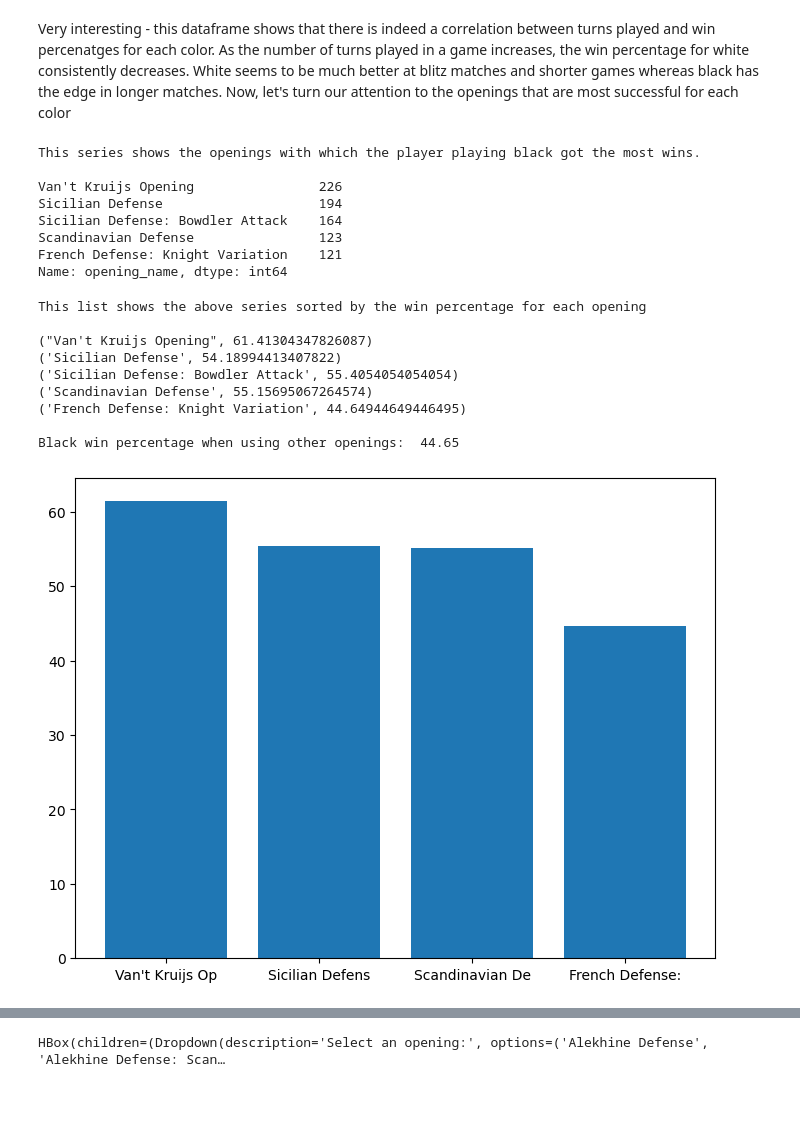
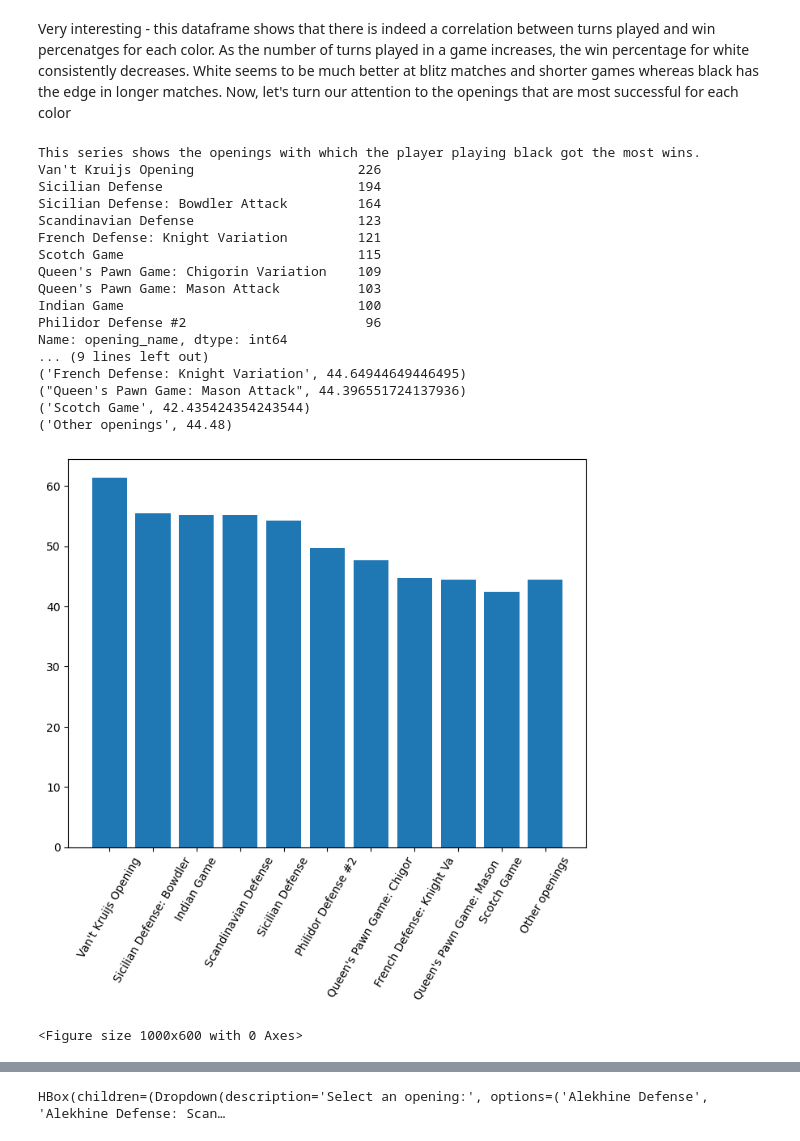
Before and after one commit to AgroRavager/ChessAnalysis, a Jupyter notebook: Untitled1.ipynb, the cells around one changed output, grey strips where cells are left out. Saved outputs shown, nothing was run; the diff lists cells and outputs as text; code cells hidden in the pictures; blank space fills up the shorter version.

```diff
--- a/Untitled1.ipynb
+++ b/Untitled1.ipynb
@@ -123,35 +128,34 @@ cf.turns_win_rates
 # %% [markdown]
 Very interesting - this dataframe shows that there is indeed a correlation between turns played and win percenatges for each color. As the number of turns played in a game increases, the win percentage for white consistently decreases. White seems to be much better at blitz matches and shorter games whereas black has the edge in longer matches. Now, let's turn our attention to the openings that are most successful for each color
 # %%
-print("This series shows the openings with which the player playing black got the most wins.\n")
-print(cf.freq_black.head(5))
+print('\033[1m' + "This series shows the openings with which the player playing black got the most wins." + '\033[0m')
+print(cf.freq_black.head(10))
+
+print('\033[1m' + "\nThis list shows the above series sorted by the win percentage for each opening" + '\033[0m')
+for opening in cf.black_openings.items():
+    print(opening)
 # %% [output]
 This series shows the openings with which the player playing black got the most wins.
-
-Van't Kruijs Opening                226
-Sicilian Defense                    194
-Sicilian Defense: Bowdler Attack    164
-Scandinavian Defense                123
-French Defense: Knight Variation    121
+Van't Kruijs Opening                     226
+Sicilian Defense                         194
+Sicilian Defense: Bowdler Attack         164
+Scandinavian Defense                     123
+French Defense: Knight Variation         121
+Scotch Game                              115
+Queen's Pawn Game: Chigorin Variation    109
+Queen's Pawn Game: Mason Attack          103
+Indian Game                              100
+Philidor Defense #2                       96
 Name: opening_name, dtype: int64
+... (9 lines left out)
+('French Defense: Knight Variation', 44.64944649446495)
+("Queen's Pawn Game: Mason Attack", 44.396551724137936)
+('Scotch Game', 42.435424354243544)
+('Other openings', 44.48)
-# %%
-print("This list shows the above series sorted by the win percentage for each opening\n")
-for i in cf.black_openings.items():
-    print(i)
-print('\nBlack win percentage when using other openings: ',
-round(len(games_df[(games_df['winner']=='black')&(~games_df['opening_name'].isin(list(cf.black_openings.keys())))])*100/len(games_df[~games_df['opening_name'].isin(list(cf.black_openings.keys()))]),2))
-# %% [output]
-This list shows the above series sorted by the win percentage for each opening
-
-("Van't Kruijs Opening", 61.41304347826087)
-('Sicilian Defense', 54.18994413407822)
-('Sicilian Defense: Bowdler Attack', 55.4054054054054)
-('Scandinavian Defense', 55.15695067264574)
-('French Defense: Knight Variation', 44.64944649446495)
-
-Black win percentage when using other openings:  44.65
 # %%
-cf.black_openings_win_percentages()
+#cf.black_openings_win_percentages()
+cf.openings_dict_bar_chart(cf.black_openings)
 # %% [output]
-[figure, old version]
+[figure, new version]
+<Figure size 1000x600 with 0 Axes>
 # %%
```
Also changed, not shown: parts of 7 cells of this notebook.
